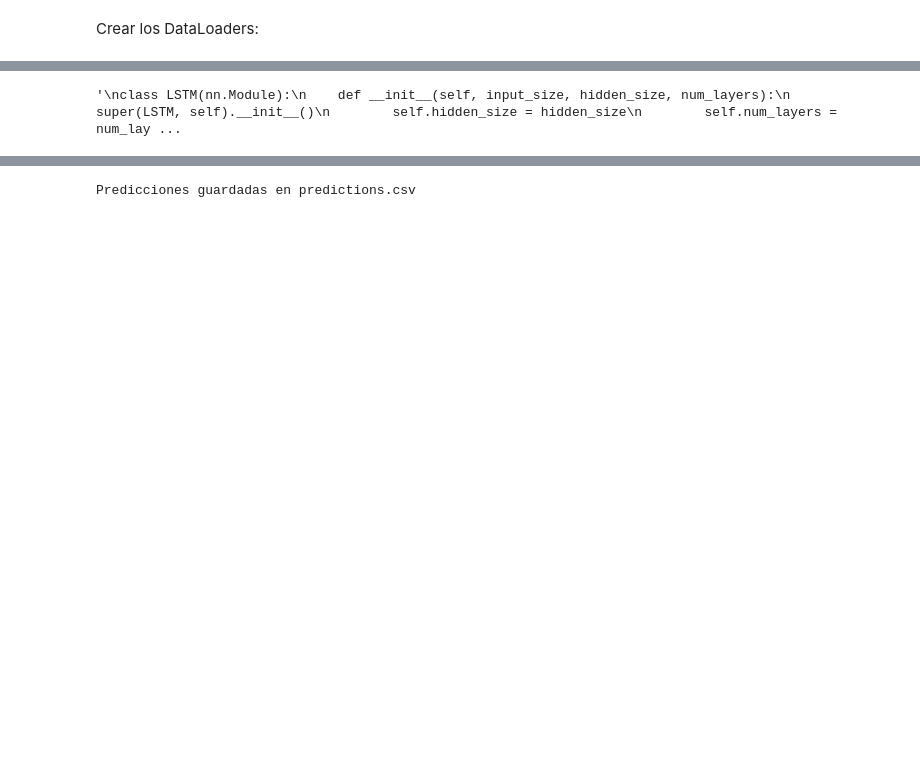
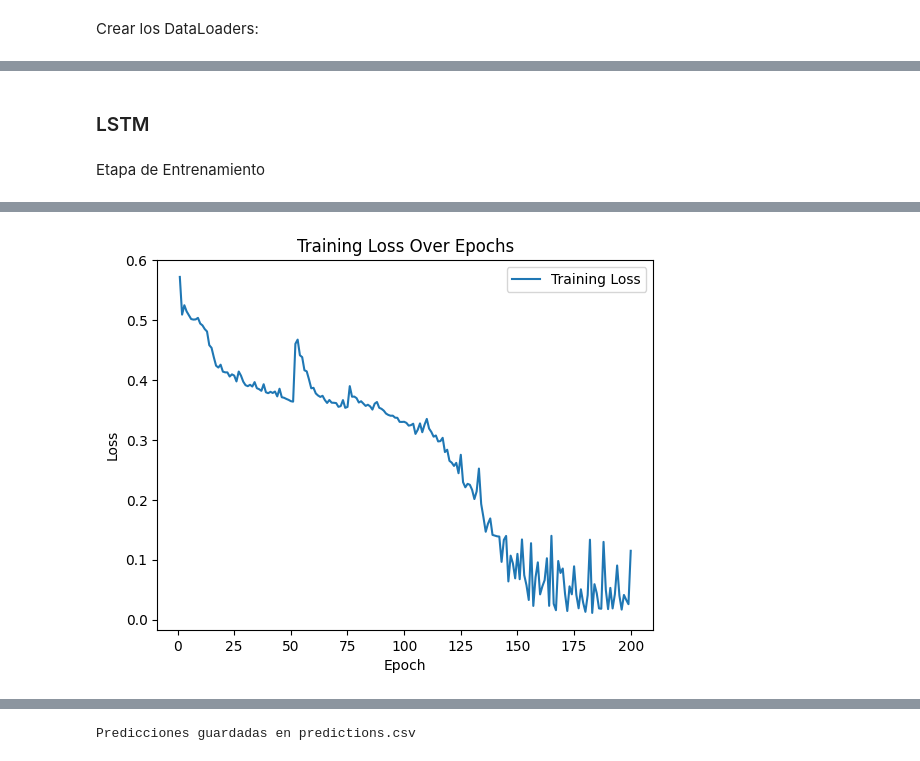
Before and after one commit to andrewkc/ml-final-project, a Jupyter notebook: LSTM_Proyecto_4.ipynb, the cells around one changed output, grey strips where cells are left out. Cells and saved outputs as stored; diff of their text form; code cells hidden in the pictures; blank space fills up the shorter version.

Commit message:
LSTM

```diff
--- a/LSTM_Proyecto_4_2 (3).ipynb
+++ b/LSTM_Proyecto_4.ipynb
@@ -109 +109,7 @@ def encode2(path, data_type='test/'):
 x_train,y_train = encode(path, data_type= 'train/')
+# %%
+# Dividir los datos en conjuntos de entrenamiento y validación
+X_train, X_val, Y_train, Y_val = train_test_split(x_train, y_train, test_size=0.2, random_state=42)
+
+print("Tamaño del conjunto de entrenamiento:", X_train.shape)
+print("Tamaño del conjunto de validación:", X_val.shape)
@@ -157,4 +157,6 @@ print(len(test_loader))
 62
+# %% [markdown]
+### LSTM
 # %%
 # Clase LSTM para clasificación binaria de audios
 class LSTM(nn.Module):
@@ -185,60 +187,47 @@ class LSTM(nn.Module):
 
 # Parámetros del modelo
 input_size = 20  # Número de coeficientes MFCC
-hidden_size = 128  # Tamaño de la capa oculta
-num_layers = 5  # Número de capas LSTM
+hidden_size = 214  # Tamaño de la capa oculta
+num_layers = 4  # Número de capas LSTM
 output_size = 1  # Salida binaria (0 o 1)
 
 # Crear una instancia del modelo LSTM
 model = LSTM(input_size, hidden_size, num_layers, output_size)
-
-
-'''
-class LSTM(nn.Module):
-    def __init__(self, input_size, hidden_size, num_layers):
-        super(LSTM, self).__init__()
-        self.hidden_size = hidden_size
-        self.num_layers = num_layers
-        self.rnn = nn.LSTM(input_size, hidden_size, num_layers, batch_first=True)
-        self.fc = nn.Linear(hidden_size, 1)
-
-    def forward(self, x):
-        h0 = torch.zeros(self.num_layers, x.size(0), self.hidden_size).to(device)
-        c0 = torch.zeros(self.num_layers, x.size(0), self.hidden_size).to(device)
-
-        _, (h_out, _) = self.rnn(window, (h0, c0))
-        h_out = h_out[-1, :, :]
-        out = self.fc(h_out)
-        return out
-
-input_size = x_train.shape[2]  # Número de coeficientes MFCC
-hidden_size = 128
-#output_size = 2  # Dos clases: NoWhale y RightWhale
-num_layers = 1
-model = LSTM(input_size, hidden_size, num_layers).to(device)
-
-'''
-# %% [output]
-'\nclass LSTM(nn.Module):\n    def __init__(self, input_size, hidden_size, num_layers):\n        super(LSTM, self).__init__()\n        self.hidden_size = hidden_size\n        self.num_layers = num_lay ...
+# %% [markdown]
+Etapa de Entrenamiento
 # %%
-#criterion = nn.BCEWithLogitsLoss()
-criterion = torch.nn.MSELoss()
+loss_f = nn.BCEWithLogitsLoss()
 optimizer = optim.Adam(model.parameters(), lr=0.001)
-
-num_epochs = 100
+num_epochs = 200
 device = torch.device("cuda" if torch.cuda.is_available() else "cpu")
 model.to(device)
 
+# Lista para almacenar las pérdidas de entrenamiento
+train_losses = []
+
 for epoch in range(num_epochs):
     model.train()
+    epoch_loss = 0.0
     for features, labels in train_loader:
         features, labels = features.to(device), labels.to(device).float()
-
         optimizer.zero_grad()
         outputs = model(features)
-        loss = criterion(outputs.squeeze(), labels)
+        loss = loss_f(outputs.squeeze(), labels)
         loss.backward()
         optimizer.step()
+        epoch_loss += loss.item()
 
-    print(f'Epoch [{epoch+1}/{num_epochs}], Loss: {loss.item():.4f}')
+    # Promediar la pérdida de la época
+    epoch_loss /= len(train_loader)
+    train_losses.append(epoch_loss)
+
+    print(f'Epoch [{epoch+1}/{num_epochs}], Loss: {epoch_loss:.4f}')
+
+# Graficar la pérdida
+plt.plot(range(1, num_epochs + 1), train_losses, label='Training Loss')
+plt.xlabel('Epoch')
+plt.ylabel('Loss')
+plt.title('Training Loss Over Epochs')
+plt.legend()
+plt.show()
 # %% [output]
@@ -261,0 +251 @@ Epoch [100/100], Loss: 0.1434
+[figure, added]
```
Also changed, not shown: parts of 20 cells of this notebook, 1 other file.
